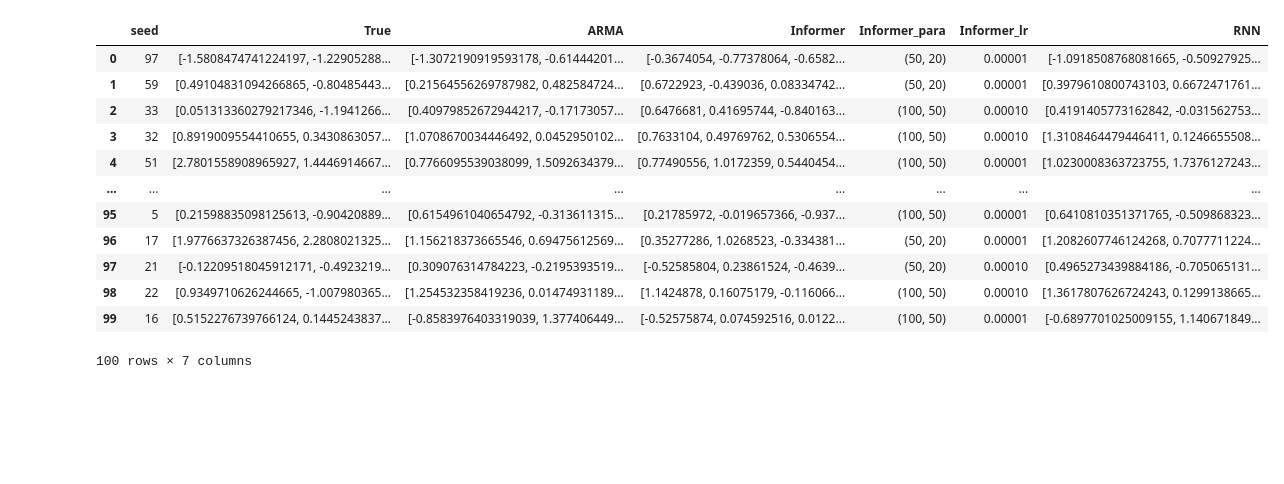
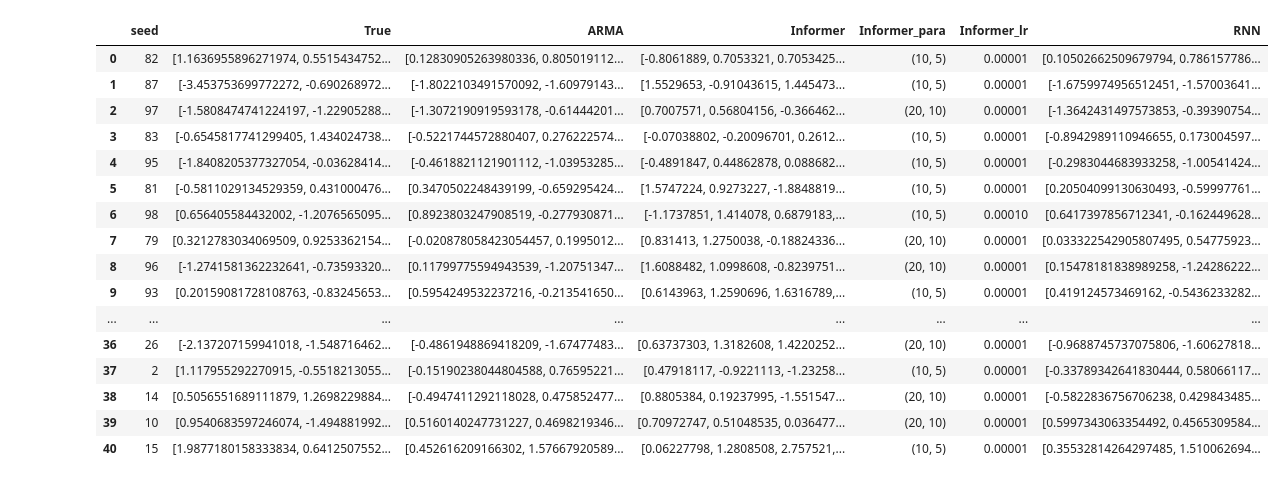
Before and after one commit to jasongangquanzhang/Informer_Time_Series, a Jupyter notebook: visiualization.ipynb, the cells around one changed output. Saved outputs shown, nothing was run; the diff lists cells and outputs as text; code cells hidden in the pictures; blank space fills up the shorter version.

```diff
--- a/visiualization.ipynb
+++ b/visiualization.ipynb
@@ -5,23 +5,27 @@ import numpy as np
 from sklearn.metrics import mean_squared_error
 import matplotlib.pyplot as plt
 # %%
-# df = pd.read_csv('csv_results/result_9.csv')
-df = pd.read_csv('csv_results_mercury/result_3.csv')
+# df = pd.read_csv('csv_results/result_12.csv')
+df = pd.read_csv('csv_results_mercury/result_4.csv')
 df
 # %% [output]
 |  | seed | True | ARMA | Informer | Informer_para | Informer_lr | RNN |
-| 0 | 97 | [-1.5808474741224197, -1.22905288... | [-1.3072190919593178, -0.61444201... | [-0.3674054, -0.77378064, -0.6582... | (50, 20) | 0.00001 | [-1.0918508768081665, -0.50927925... |
-| 1 | 59 | [0.49104831094266865, -0.80485443... | [0.21564556269787982, 0.482584724... | [0.6722923, -0.439036, 0.08334742... | (50, 20) | 0.00001 | [0.3979610800743103, 0.6672471761... |
-| 2 | 33 | [0.051313360279217346, -1.1941266... | [0.40979852672944217, -0.17173057... | [0.6476681, 0.41695744, -0.840163... | (100, 50) | 0.00010 | [0.4191405773162842, -0.031562753... |
-| 3 | 32 | [0.8919009554410655, 0.3430863057... | [1.0708670034446492, 0.0452950102... | [0.7633104, 0.49769762, 0.5306554... | (100, 50) | 0.00010 | [1.3108464479446411, 0.1246655508... |
-| 4 | 51 | [2.7801558908965927, 1.4446914667... | [0.7766095539038099, 1.5092634379... | [0.77490556, 1.0172359, 0.5440454... | (100, 50) | 0.00001 | [1.0230008363723755, 1.7376127243... |
+| 0 | 82 | [1.1636955896271974, 0.5515434752... | [0.12830905263980336, 0.805019112... | [-0.8061889, 0.7053321, 0.7053425... | (10, 5) | 0.00001 | [0.10502662509679794, 0.786157786... |
+| 1 | 87 | [-3.453753699772272, -0.690268972... | [-1.8022103491570092, -1.60979143... | [1.5529653, -0.91043615, 1.445473... | (10, 5) | 0.00001 | [-1.6759974956512451, -1.57003641... |
+| 2 | 97 | [-1.5808474741224197, -1.22905288... | [-1.3072190919593178, -0.61444201... | [0.7007571, 0.56804156, -0.366462... | (20, 10) | 0.00001 | [-1.3642431497573853, -0.39390754... |
+| 3 | 83 | [-0.6545817741299405, 1.434024738... | [-0.5221744572880407, 0.276222574... | [-0.07038802, -0.20096701, 0.2612... | (10, 5) | 0.00001 | [-0.8942989110946655, 0.173004597... |
+| 4 | 95 | [-1.8408205377327054, -0.03628414... | [-0.4618821121901112, -1.03953285... | [-0.4891847, 0.44862878, 0.088682... | (10, 5) | 0.00001 | [-0.2983044683933258, -1.00541424... |
+| 5 | 81 | [-0.5811029134529359, 0.431000476... | [0.3470502248439199, -0.659295424... | [1.5747224, 0.9273227, -1.8848819... | (10, 5) | 0.00001 | [0.20504099130630493, -0.59997761... |
+| 6 | 98 | [0.656405584432002, -1.2076565095... | [0.8923803247908519, -0.277930871... | [-1.1737851, 1.414078, 0.6879183,... | (10, 5) | 0.00010 | [0.6417397856712341, -0.162449628... |
+| 7 | 79 | [0.3212783034069509, 0.9253362154... | [-0.020878058423054457, 0.1995012... | [0.831413, 1.2750038, -0.18824336... | (20, 10) | 0.00001 | [0.033322542905807495, 0.54775923... |
+| 8 | 96 | [-1.2741581362232641, -0.73593320... | [0.11799775594943539, -1.20751347... | [1.6088482, 1.0998608, -0.8239751... | (20, 10) | 0.00001 | [0.15478181838989258, -1.24286222... |
+| 9 | 93 | [0.20159081728108763, -0.83245653... | [0.5954249532237216, -0.213541650... | [0.6143963, 1.2590696, 1.6316789,... | (10, 5) | 0.00001 | [0.419124573469162, -0.5436233282... |
 | ... | ... | ... | ... | ... | ... | ... | ... |
-| 95 | 5 | [0.21598835098125613, -0.90420889... | [0.6154961040654792, -0.313611315... | [0.21785972, -0.019657366, -0.937... | (100, 50) | 0.00001 | [0.6410810351371765, -0.509868323... |
-| 96 | 17 | [1.9776637326387456, 2.2808021325... | [1.156218373665546, 0.69475612569... | [0.35277286, 1.0268523, -0.334381... | (50, 20) | 0.00001 | [1.2082607746124268, 0.7077711224... |
-| 97 | 21 | [-0.12209518045912171, -0.4923219... | [0.309076314784223, -0.2195393519... | [-0.52585804, 0.23861524, -0.4639... | (50, 20) | 0.00010 | [0.4965273439884186, -0.705065131... |
-| 98 | 22 | [0.9349710626244665, -1.007980365... | [1.254532358419236, 0.01474931189... | [1.1424878, 0.16075179, -0.116066... | (100, 50) | 0.00010 | [1.3617807626724243, 0.1299138665... |
-| 99 | 16 | [0.5152276739766124, 0.1445243837... | [-0.8583976403319039, 1.377406449... | [-0.52575874, 0.074592516, 0.0122... | (100, 50) | 0.00001 | [-0.6897701025009155, 1.140671849... |
+| 36 | 26 | [-2.137207159941018, -1.548716462... | [-0.4861948869418209, -1.67477483... | [0.63737303, 1.3182608, 1.4220252... | (20, 10) | 0.00001 | [-0.9688745737075806, -1.60627818... |
+| 37 | 2 | [1.117955292270915, -0.5518213055... | [-0.15190238044804588, 0.76595221... | [0.47918117, -0.9221113, -1.23258... | (10, 5) | 0.00001 | [-0.33789342641830444, 0.58066117... |
+| 38 | 14 | [0.5056551689111879, 1.2698229884... | [-0.4947411292118028, 0.475852477... | [0.8805384, 0.19237995, -1.551547... | (20, 10) | 0.00001 | [-0.5822836756706238, 0.429843485... |
+| 39 | 10 | [0.9540683597246074, -1.494881992... | [0.5160140247731227, 0.4698219346... | [0.70972747, 0.51048535, 0.036477... | (20, 10) | 0.00001 | [0.5997343063354492, 0.4565309584... |
+| 40 | 15 | [1.9877180158333834, 0.6412507552... | [0.452616209166302, 1.57667920589... | [0.06227798, 1.2808508, 2.757521,... | (10, 5) | 0.00001 | [0.35532814264297485, 1.510062694... |
-100 rows × 7 columns
 # %%
 arma_mse = mean_squared_error(np.array(df['True'].apply(ast.literal_eval).to_list()),np.array(df['ARMA'].apply(ast.literal_eval).to_list()),multioutput='raw_values')
 informer_mse = mean_squared_error(np.array(df['True'].apply(ast.literal_eval).to_list()),np.array(df['Informer'].apply(ast.literal_eval).to_list()),multioutput='raw_values')
```
Also changed, not shown: parts of 5 cells of this notebook, 2 other files.
